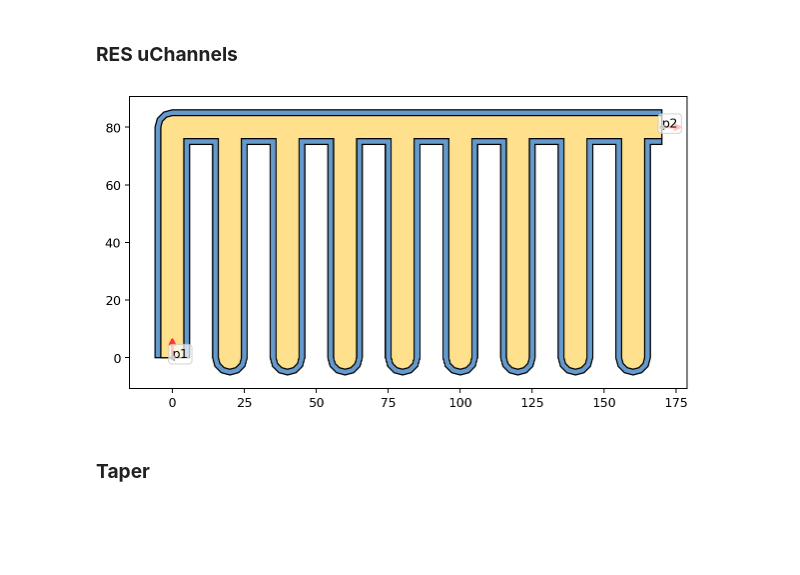
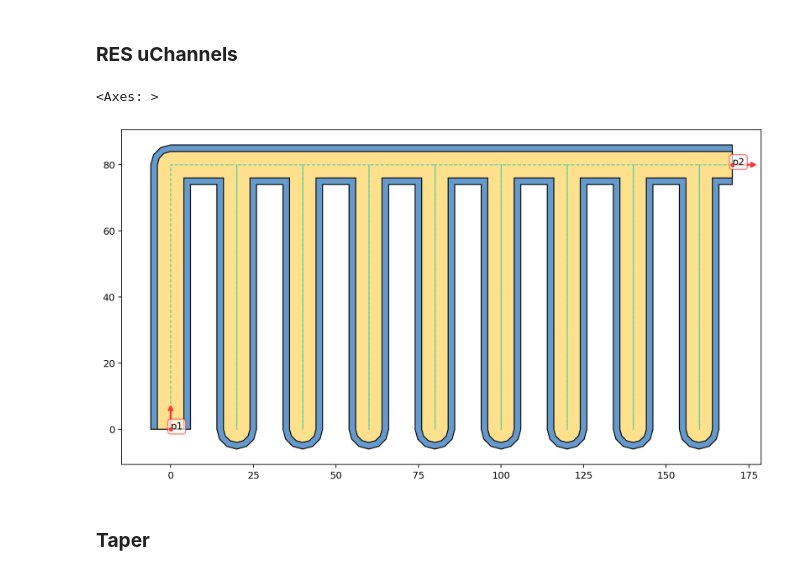
Before and after one commit to eeroqlab/zeroheliumkit, a Jupyter notebook: examples/basic_geometries.ipynb, the cells around one changed output. Drawn from its saved outputs; the diff is of its cells as text; code cells hidden in the pictures; blank space fills up the shorter version.

```diff
--- a/examples/basic_geometries.ipynb
+++ b/examples/basic_geometries.ipynb
@@ -29,0 +1,15 @@ from zeroheliumkit.helpers.resonator_calc import *
+# %%
+%matplotlib inline
+%config InlineBackend.figure_format='retina'
+
+# use '%matplotlib widget' for interactive plot
+
+import sys
+import numpy as np
+import matplotlib.pyplot as plt
+
+from zeroheliumkit import Anchor, Structure, MicroChannels, Taper, SpiralInductor, IDC, Fillet
+from zeroheliumkit import Square, Rectangle, Circle, RegularPolygon
+from zeroheliumkit.src.settings import *
+
+plot_cfg = {"layer1": BLUE, "layer2": YELLOW2, "anchors": RED, "skeletone":CYAN}
@@ -30,21 +62,18 @@ from zeroheliumkit.helpers.resonator_calc import *
 # %% [markdown]
 ### **RES uChannels**
 # %%
-RES_layer_info = {"metal": 8,
-                  "etch": 12}
+layer_info = {"layer1": 12,
+              "layer2": 8}
 reservior = MicroChannels(length=80,
-                           spacing=20,
-                           num=9,
-                           angle=0,
-                           layers=RES_layer_info,
-                           alabel=("p1", "p2"))
+                          spacing=20,
+                          num=9,
+                          angle=0,
+                          layers=layer_info,
+                          alabel=("p1", "p2"))
 
-fig = plt.figure(1, figsize=SIZE, dpi=90)
-ax = fig.add_subplot(111)
-reservior.plot(ax=ax, layer=["etch", "metal", "anchors"], color=COLORS)
-plt.gca().set_aspect('equal')
-plt.show()
+reservior.quickplot(plot_cfg)
 # %% [output]
+<Axes: >
-[figure, old version]
+[figure, new version]
 # %% [markdown]
 ### **Taper**
```
Also changed, not shown: parts of 13 cells of this notebook, 3 other files.
